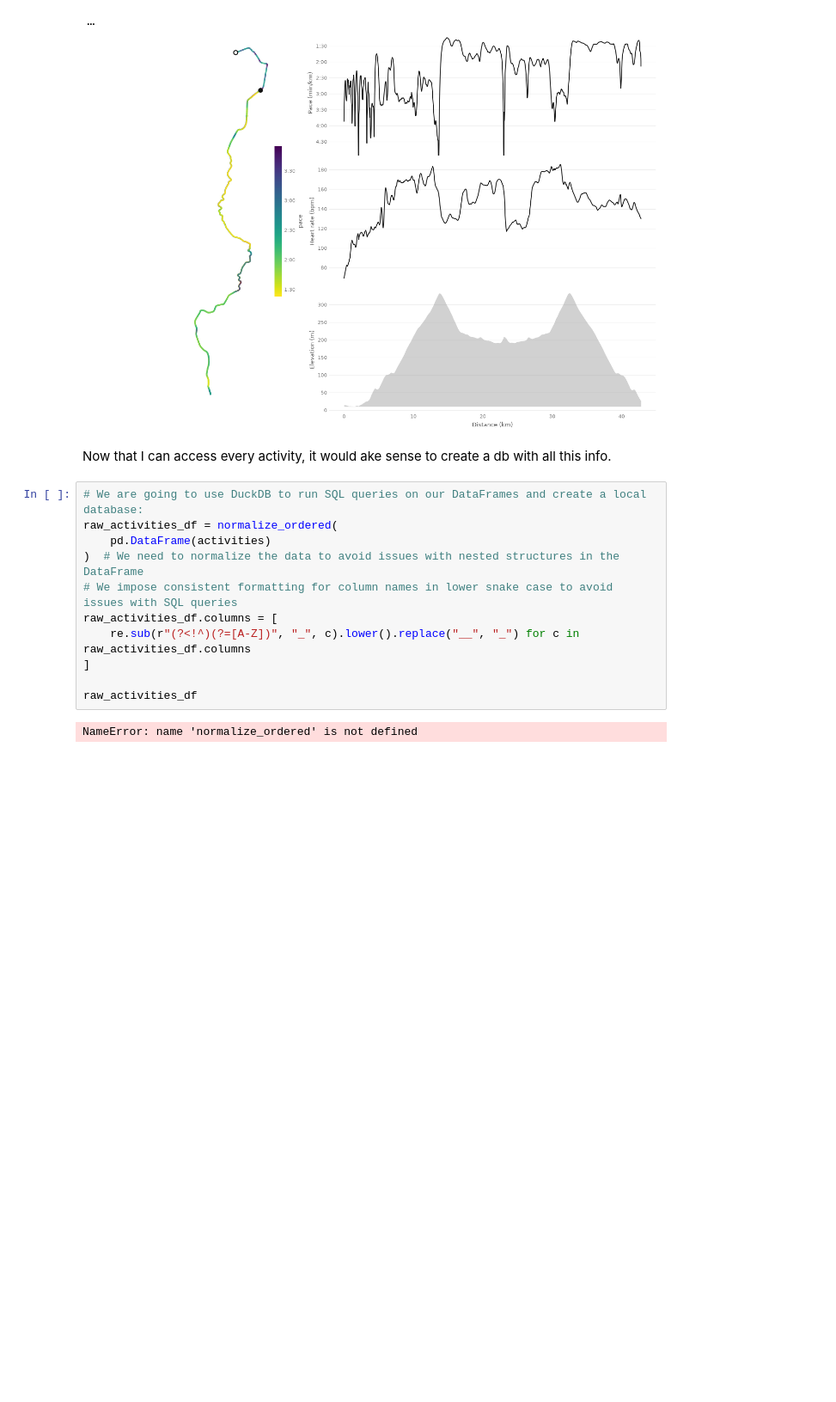
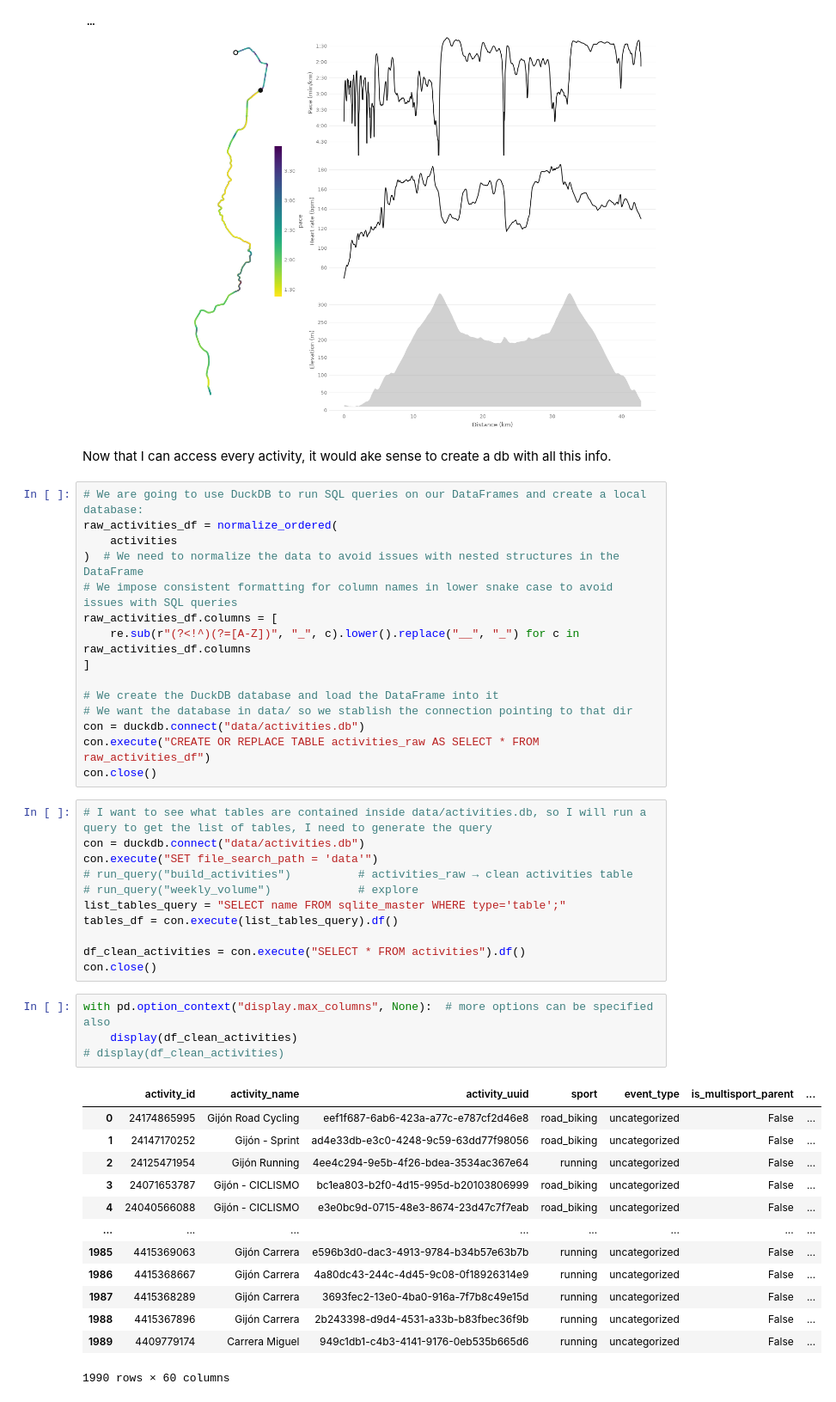
Before and after one commit to alexbs1700/training_classifier, a Jupyter notebook: experiments.ipynb, the cells around one changed output. Shown at 86% size. Saved outputs shown, nothing was run; the diff lists cells and outputs as text; blank space fills up the shorter version.

Commit message:
Added functionality to extract the detail of all activities + a cleaned summary table

```diff
--- a/experiments.ipynb
+++ b/experiments.ipynb
@@ -58,13 +59,44 @@ Now that I can access every activity, it would ake sense to create a db with all
 # %%
 # We are going to use DuckDB to run SQL queries on our DataFrames and create a local database:
 raw_activities_df = normalize_ordered(
-    pd.DataFrame(activities)
+    activities
 )  # We need to normalize the data to avoid issues with nested structures in the DataFrame
 # We impose consistent formatting for column names in lower snake case to avoid issues with SQL queries
 raw_activities_df.columns = [
     re.sub(r"(?<!^)(?=[A-Z])", "_", c).lower().replace("__", "_") for c in raw_activities_df.columns
 ]
 
-raw_activities_df
+# We create the DuckDB database and load the DataFrame into it
+# We want the database in data/ so we stablish the connection pointing to that dir
+con = duckdb.connect("data/activities.db")
+con.execute("CREATE OR REPLACE TABLE activities_raw AS SELECT * FROM raw_activities_df")
+con.close()
-# %% [output]
-NameError: name 'normalize_ordered' is not defined
+# %%
+# I want to see what tables are contained inside data/activities.db, so I will run a query to get the list of tables, I need to generate the query
+con = duckdb.connect("data/activities.db")
+con.execute("SET file_search_path = 'data'")
+# run_query("build_activities")          # activities_raw → clean activities table
+# run_query("weekly_volume")             # explore
+list_tables_query = "SELECT name FROM sqlite_master WHERE type='table';"
+tables_df = con.execute(list_tables_query).df()
+
+df_clean_activities = con.execute("SELECT * FROM activities").df()
+con.close()
+# %%
+with pd.option_context("display.max_columns", None):  # more options can be specified also
+    display(df_clean_activities)
+# display(df_clean_activities)
+# %% [output]
+|  | activity_id | activity_name | activity_uuid | sport | event_type | is_multisport_parent | ... |
+| 0 | 24174865995 | Gijón Road Cycling | eef1f687-6ab6-423a-a77c-e787cf2d46e8 | road_biking | uncategorized | False | ... |
+| 1 | 24147170252 | Gijón - Sprint | ad4e33db-e3c0-4248-9c59-63dd77f98056 | road_biking | uncategorized | False | ... |
+| 2 | 24125471954 | Gijón Running | 4ee4c294-9e5b-4f26-bdea-3534ac367e64 | running | uncategorized | False | ... |
+| 3 | 24071653787 | Gijón - CICLISMO | bc1ea803-b2f0-4d15-995d-b20103806999 | road_biking | uncategorized | False | ... |
+| 4 | 24040566088 | Gijón - CICLISMO | e3e0bc9d-0715-48e3-8674-23d47c7f7eab | road_biking | uncategorized | False | ... |
+| ... | ... | ... | ... | ... | ... | ... | ... |
+| 1985 | 4415369063 | Gijón Carrera | e596b3d0-dac3-4913-9784-b34b57e63b7b | running | uncategorized | False | ... |
+| 1986 | 4415368667 | Gijón Carrera | 4a80dc43-244c-4d45-9c08-0f18926314e9 | running | uncategorized | False | ... |
+| 1987 | 4415368289 | Gijón Carrera | 3693fec2-13e0-4ba0-916a-7f7b8c49e15d | running | uncategorized | False | ... |
+| 1988 | 4415367896 | Gijón Carrera | 2b243398-d9d4-4531-a33b-b83fbec36f9b | running | uncategorized | False | ... |
+| 1989 | 4409779174 | Carrera Miguel | 949c1db1-c4b3-4141-9176-0eb535b665d6 | running | uncategorized | False | ... |
+1990 rows × 60 columns
```
Also changed, not shown: parts of 1 cell of this notebook, 8 other files.
